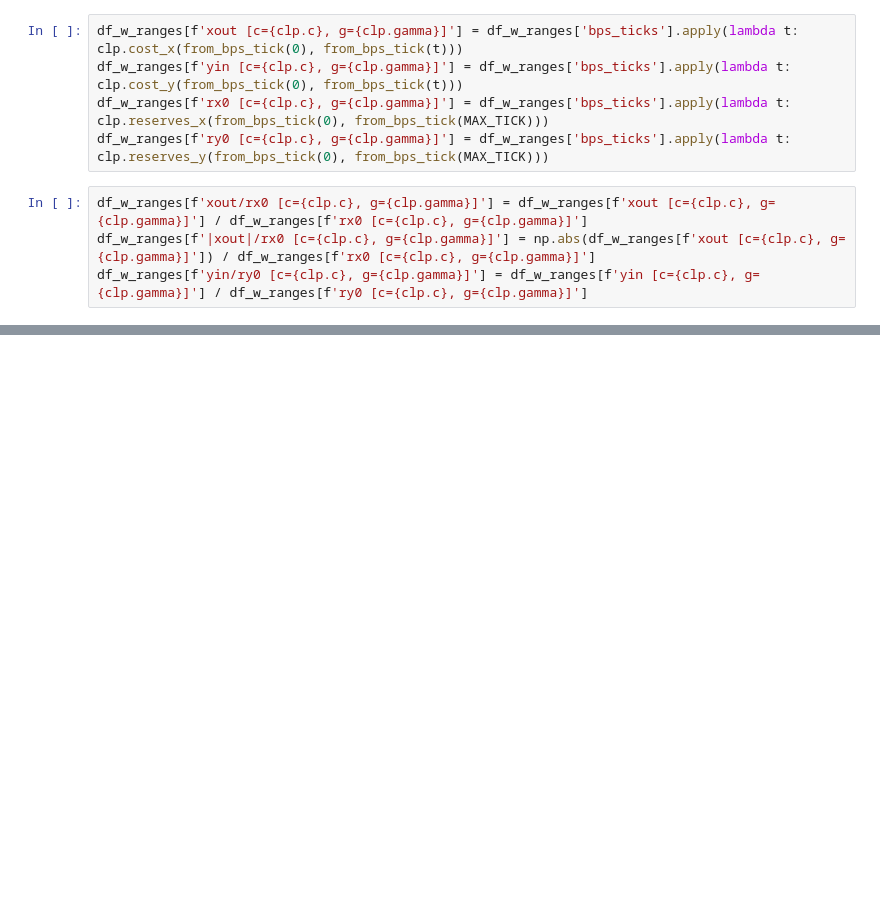
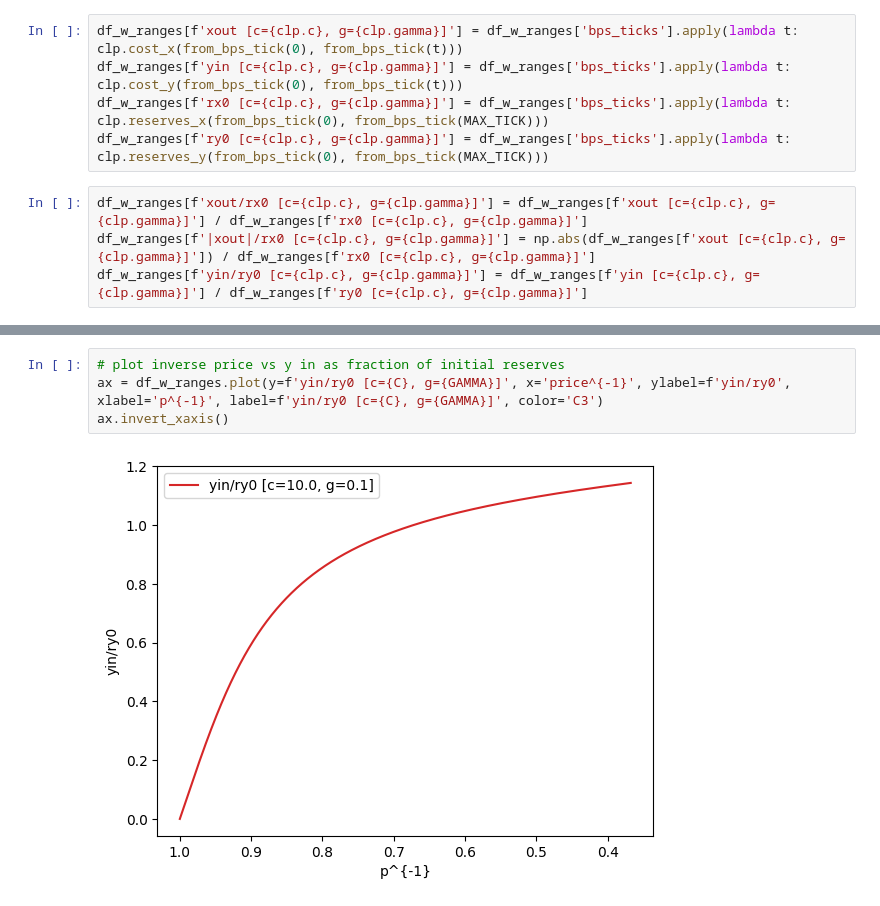
Before and after one commit to smolquants/cauchy-simulations-2025-03, a Jupyter notebook: notebook/analysis.ipynb, the cells around one changed output, grey strips where cells are left out. Drawn from its saved outputs; the diff is of its cells as text; blank space fills up the shorter version.

```diff
--- a/notebook/analysis.ipynb
+++ b/notebook/analysis.ipynb
@@ -443,0 +447,6 @@ df_w_ranges.plot(x=f'|xout|/rx0 [c={C}, g={GAMMA}]', y='price^{-1}', xlabel=f'|x
+# %%
+# plot inverse price vs y in as fraction of initial reserves
+ax = df_w_ranges.plot(y=f'yin/ry0 [c={C}, g={GAMMA}]', x='price^{-1}', ylabel=f'yin/ry0', xlabel='p^{-1}', label=f'yin/ry0 [c={C}, g={GAMMA}]', color='C3')
+ax.invert_xaxis()
+# %% [output]
+[figure, added]
```
Also changed, not shown: parts of 11 cells of this notebook, 1 other file.
